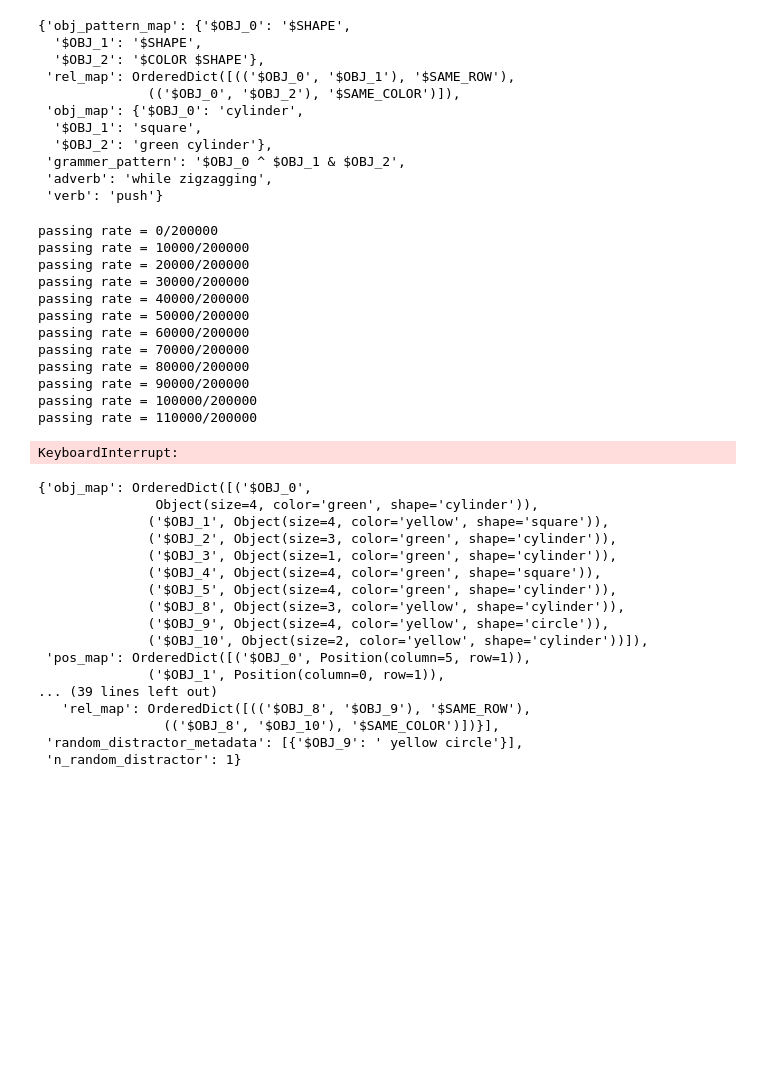
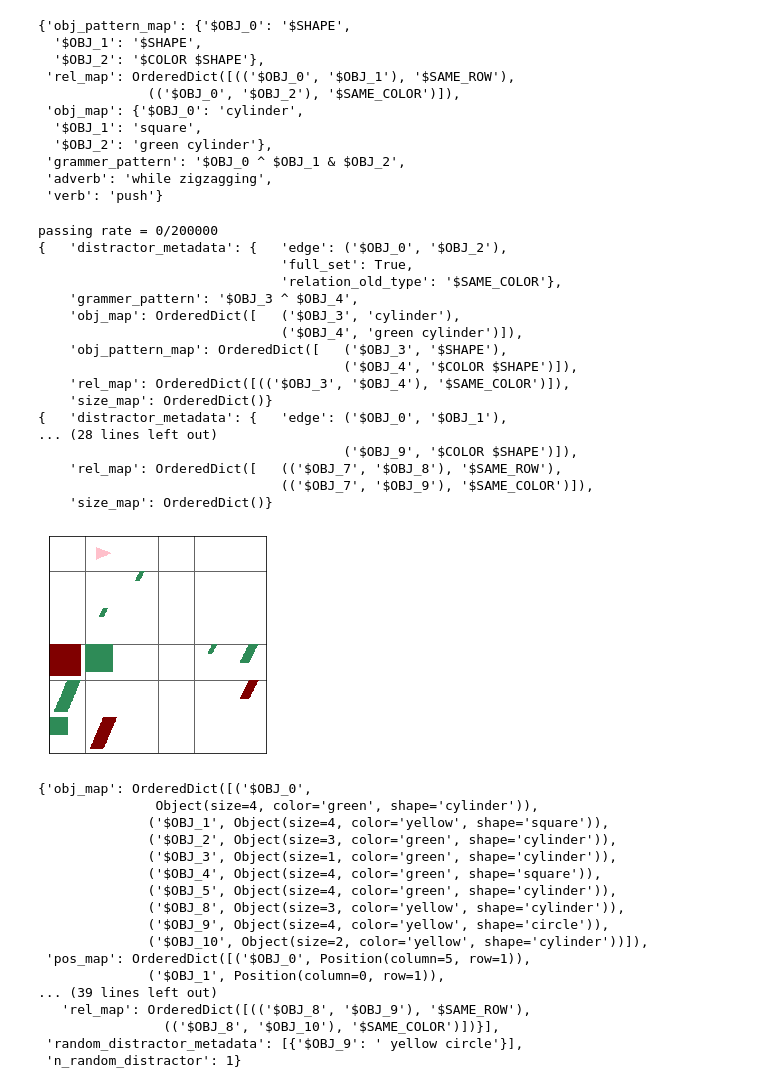
Before and after one commit to frankaging/Reason-SCAN, a Jupyter notebook: code/dataset/demo.ipynb, the cells around one changed output. Saved outputs shown, nothing was run; the diff lists cells and outputs as text; code cells hidden in the pictures; blank space fills up the shorter version.

Commit message:
continue to debug

```diff
--- a/code/dataset/demo.ipynb
+++ b/code/dataset/demo.ipynb
@@ -1876,9 +1872,11 @@ simulator = Simulator(
     n_object_max=10,
 )
 count = 0
+special_count = 0
+minor_count = 0
 for test_struct in command_structs[:10000]:
     count += 1
-    if count%1==0:
+    if count%100==0:
         print(f"passing rate = {count}/{10000}")
     obj_pattern_map = test_struct["obj_pattern_map"]
     rel_map = test_struct["rel_map"]
@@ -1889,6 +1887,7 @@ for test_struct in command_structs[:10000]:
 
     test_unique_find = 0
     for i in range(200):
+        minor_count += 1
         sampled_world = simulator.sample_situations_from_grounded_grammer(
             copy.deepcopy(grammer_pattern),
             copy.deepcopy(obj_pattern_map),
@@ -1902,6 +1901,8 @@ for test_struct in command_structs[:10000]:
             full_relation_probability=0.5, # 0.5 seems to work as well!
             debug=False
         )
+        if sampled_world["distractor_switch_map"]['attribute'] == True:
+            special_count += 1
+            print(f"{special_count}/{minor_count}")
         assert len(sampled_world['obj_map']) == len(simulator._world.get_current_situation().to_representation()["placed_objects"])
-        continue
 # %% [output]
@@ -1964,7 +1965,7 @@ verb = test_struct["verb"]
 adverb = test_struct["adverb"]
 
 test_unique_find = 0
-for i in range(200000):
+for i in range(100):
     if i%10000==0:
         print(f"passing rate = {i}/{200000}")
     sampled_world = simulator.sample_situations_from_grounded_grammer(
@@ -1978,10 +1979,11 @@ for i in range(200000):
             include_isomorphism_distractor=True,
             include_random_distractor=True,
             full_relation_probability=0.5, # 0.5 seems to work as well!
-            debug=False
+            debug=True
         )
+    _ = simulator._world.render_simple()
     assert len(sampled_world['obj_map']) == len(simulator._world.get_current_situation().to_representation()["placed_objects"])
-    continue
+    break
 
     graph = ReaSCANGraph(
         objects=sampled_world["obj_map"],
@@ -2048,45 +2050,50 @@ for i in range(200000):
 
         task_struct = OrderedDict({
             "command": ",".join(command_str.split(" ")),
             "meaning": ",".join(command_str.split(" ")),
             "derivation": grammer_pattern,
             "situation": sampled_world["situation"].to_representation(),
             "target_commands": ",".join(target_commands),
             "verb_in_command": verb,
             "adverb_in_command": adverb,
             "referred_target": obj_map["$OBJ_0"],
             "object_pattern_map": obj_pattern_map,
             "relation_map": rel_map,
             "object_expression": obj_map,
             "n_object": len(sampled_world["obj_map"]),
             "n_distractor": len(sampled_world["obj_map"])-len(obj_map),
             "full_relation_distractor": True if len(sampled_world["distractor_switch_map"]["relation"]) == len(rel_map) else False,
             "has_relation_distractor": True if len(sampled_world["distractor_switch_map"]["relation"]) > 0 else False,
             "has_attribute_distractor": sampled_world["distractor_switch_map"]["attribute"],
             "has_isomorphism_distractor": sampled_world["distractor_switch_map"]["isomorphism"],
             "has_random_distractor": True if sampled_world["n_random_distractor"] != -1 else False,
             "n_random_distractor": sampled_world["n_random_distractor"] if sampled_world["n_random_distractor"] != -1 else 0,
             "relation_distractor_metadata": sampled_world["relation_distractor_metadata"],
             "attribute_distractor_metadata": sampled_world["attribute_distractor_metadata"],
             "isomorphism_distractor_metadata": sampled_world["isomorphism_distractor_metadata"],
             "random_distractor_metadata": sampled_world["random_distractor_metadata"],
         })
 
         break
 # %% [output]
 passing rate = 0/200000
-passing rate = 10000/200000
-passing rate = 20000/200000
-passing rate = 30000/200000
-passing rate = 40000/200000
-passing rate = 50000/200000
-passing rate = 60000/200000
-passing rate = 70000/200000
-passing rate = 80000/200000
-passing rate = 90000/200000
-passing rate = 100000/200000
-passing rate = 110000/200000
+{   'distractor_metadata': {   'edge': ('$OBJ_0', '$OBJ_2'),
+                               'full_set': True,
+                               'relation_old_type': '$SAME_COLOR'},
+    'grammer_pattern': '$OBJ_3 ^ $OBJ_4',
+    'obj_map': OrderedDict([   ('$OBJ_3', 'cylinder'),
+                               ('$OBJ_4', 'green cylinder')]),
+    'obj_pattern_map': OrderedDict([   ('$OBJ_3', '$SHAPE'),
+                                       ('$OBJ_4', '$COLOR $SHAPE')]),
+    'rel_map': OrderedDict([(('$OBJ_3', '$OBJ_4'), '$SAME_COLOR')]),
+    'size_map': OrderedDict()}
+{   'distractor_metadata': {   'edge': ('$OBJ_0', '$OBJ_1'),
+... (28 lines left out)
+                                       ('$OBJ_9', '$COLOR $SHAPE')]),
+    'rel_map': OrderedDict([   (('$OBJ_7', '$OBJ_8'), '$SAME_ROW'),
+                               (('$OBJ_7', '$OBJ_9'), '$SAME_COLOR')]),
+    'size_map': OrderedDict()}
-KeyboardInterrupt:
+[figure, added]
 # %%
 sampled_world
 # %% [output]
```
Also changed, not shown: parts of 5 cells of this notebook, 2 other files.
